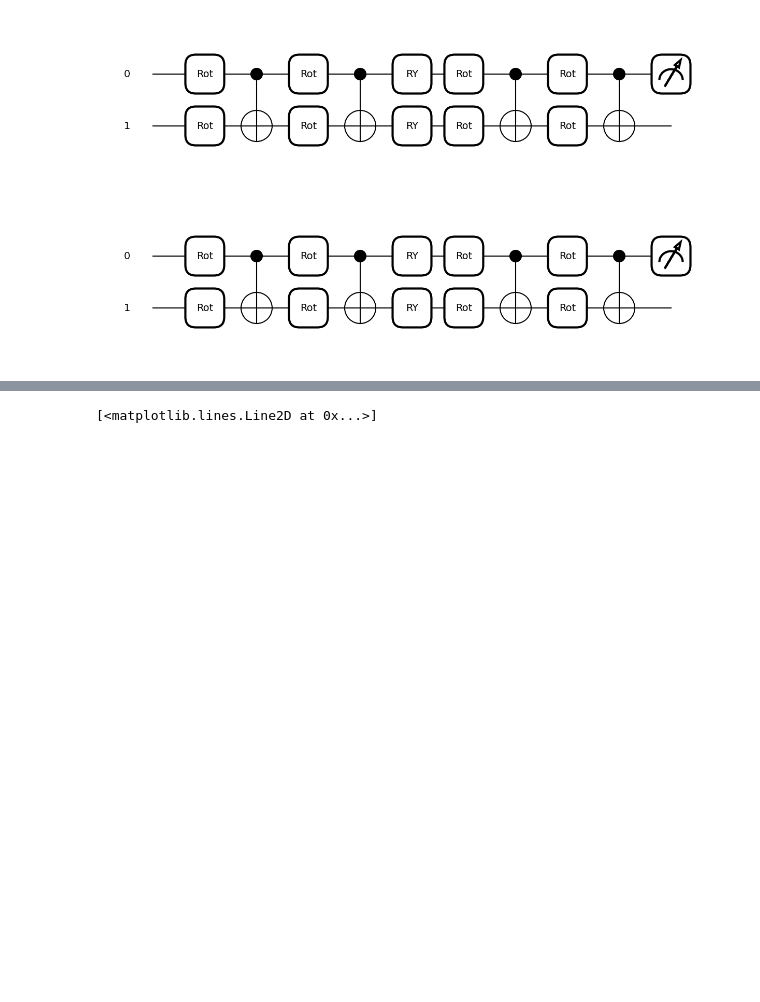
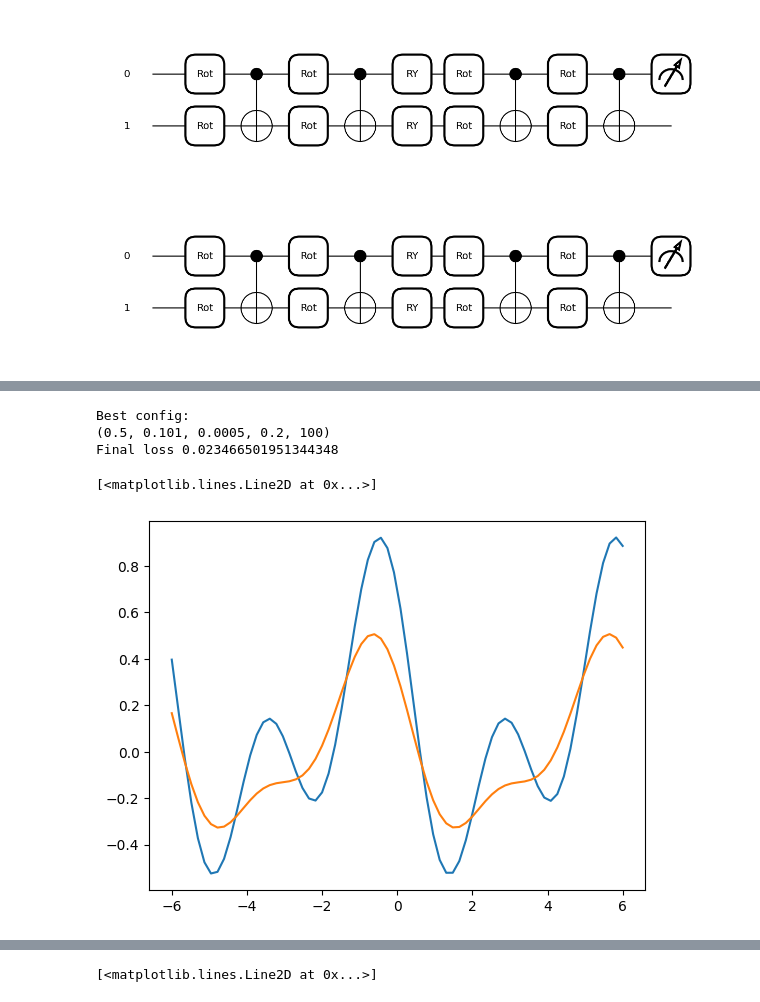
Before and after one commit to tripathydevjyoti/Quantum-Machine-Learning-, a Jupyter notebook: 2 qubit circuits/2 qubit parallel ideal.ipynb, the cells around one changed output, grey strips where cells are left out. Drawn from its saved outputs; the diff is of its cells as text; code cells hidden in the pictures; blank space fills up the shorter version.

Commit message:
spsa fix

```diff
--- a/2 qubit circuits/2 qubit parallel ideal.ipynb
+++ b/2 qubit circuits/2 qubit parallel ideal.ipynb
@@ -91,3 +91,16 @@ plt.show()
 def cost(params, x , y):
     predictions = [ circuit_parallel(params, x = x_) for x_ in x]
     return square_loss(y, predictions)
+# %%
+alpha_list = [0.5, 0.602, 0.7, 0.8]
+gamma_list = [0.05, 0.101, 0.15, 0.2]
+c_list = [1e-4, 5e-4, 0.15, 0.2]
+a_list = [0.01, 0.05, 0.1, 0.2]
+maxiter_list = [100, 200]
+# %%
+import itertools
+import random
+import copy
+
+all_configs = list(itertools.product(alpha_list, gamma_list, c_list, a_list, maxiter_list))
+configs =random.sample(all_configs, 120)
@@ -93,0 +139,11 @@ def cost(params, x , y):
+# %%
+X = np.linspace(-6, 6, 70)
+target_y = np.array( [target_function(x) for x in X])
+
+results = []
+
+for i, config in enumerate(configs):
+    print(f"Running Configuration {i+1}/{len(configs)}: {config}")
+
+    res = train_spsa(config, params_parallel, X, target_y, 200)
+    results.append(res)
@@ -94,3 +173,23 @@ def cost(params, x , y):
+# %%
+best_result = min(results, key=lambda x: x["final_loss"])
+
+print("\nBest config:")
+print(best_result["config"])
+print("Final loss", best_result["final_loss"])
+# %% [output]
+Best config:
+(0.5, 0.101, 0.0005, 0.2, 100)
+Final loss 0.023466501951344348
+# %%
+best_params = best_result["final_params"]
+
+y_pred = np.array([circuit_parallel(best_params, x)for x in X])
+
+plt.plot(X, target_y, label = "Target")
+plt.plot(X, y_pred, label="Best SPSA Predicitios")
+# %% [output]
+[<matplotlib.lines.Line2D at 0x...>]
+[figure, added]
 # %%
 X = np.linspace(-6, 6, 70)
 target_y = np.array( [target_function(x) for x in X])
```
Also changed, not shown: parts of 4 cells of this notebook, 1 other file.
